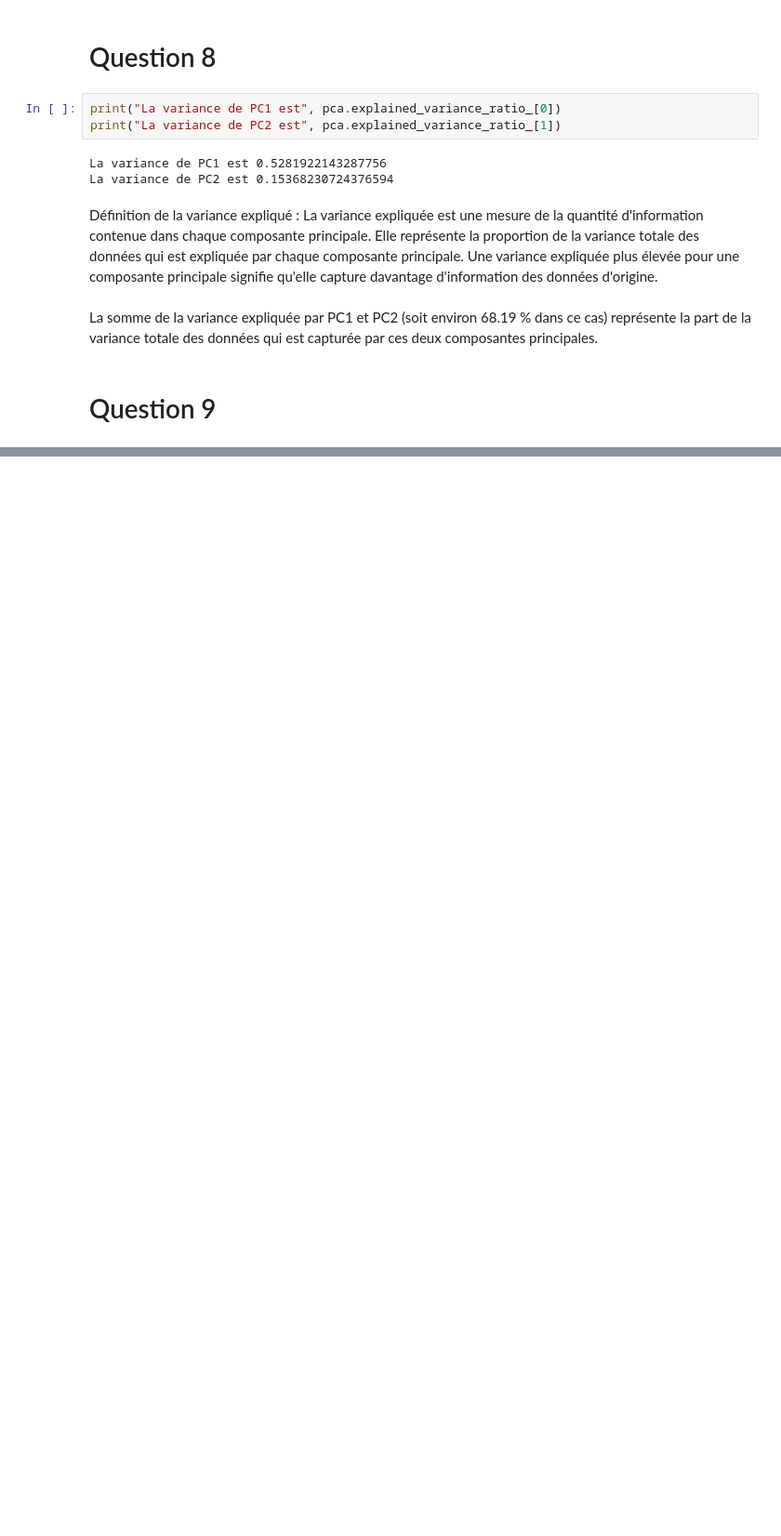
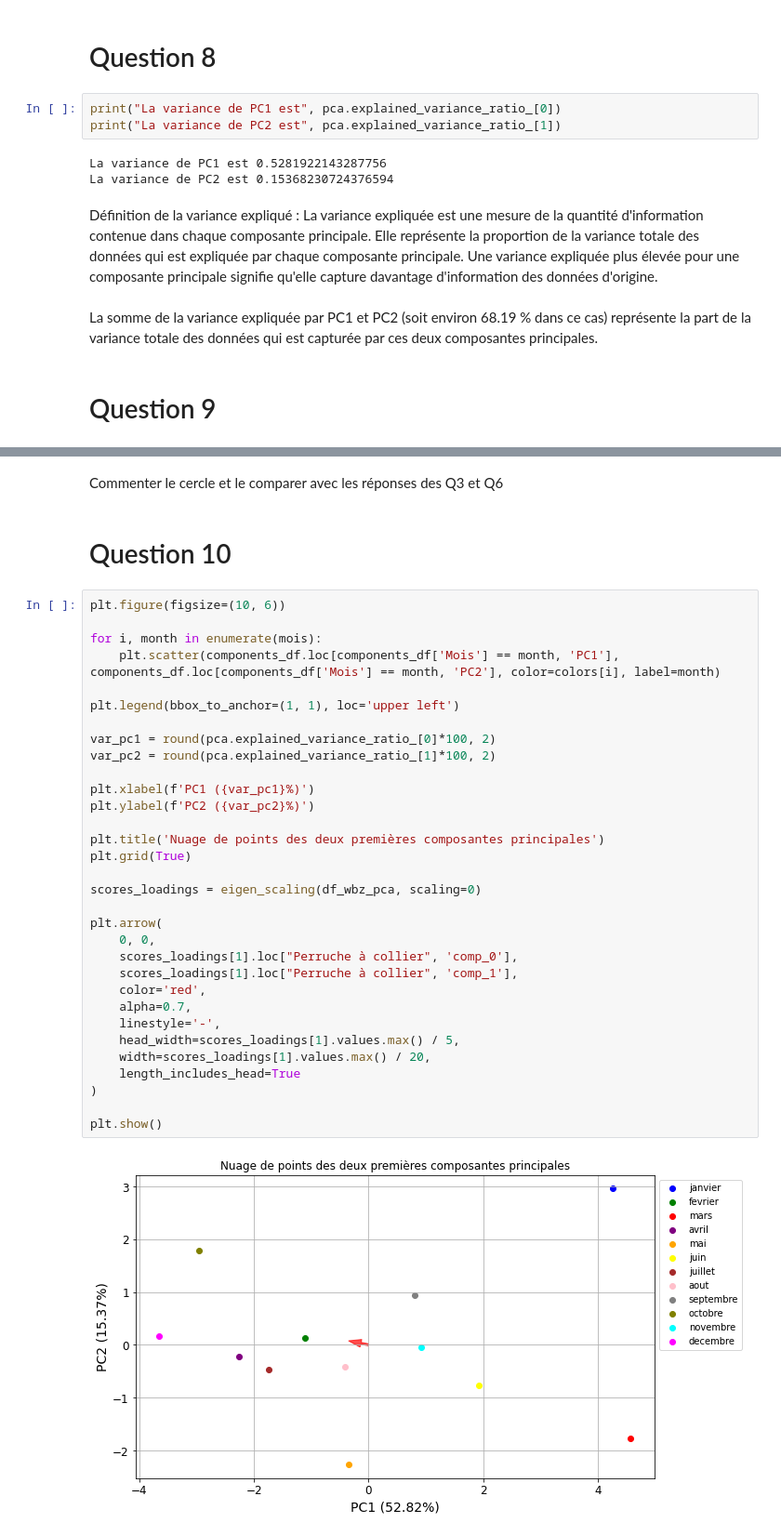
Before and after one commit to Redhoxx/DataScience_Project, a Jupyter notebook: DataScience_Project.ipynb, the cells around one changed output, grey strips where cells are left out. Shown: that part at 93% size. Drawn from its saved outputs; the diff is of its cells as text; blank space fills up the shorter version.

```diff
--- a/DataScience_Project.ipynb
+++ b/DataScience_Project.ipynb
@@ -508,0 +691,38 @@ La somme de la variance expliquée par PC1 et PC2 (soit environ 68.19 % dans ce
+# %% [markdown]
+Commenter le cercle et le comparer avec les réponses des Q3 et Q6
+# %% [markdown]
+# Question 10
+# %%
+plt.figure(figsize=(10, 6))
+
+for i, month in enumerate(mois):
+    plt.scatter(components_df.loc[components_df['Mois'] == month, 'PC1'], components_df.loc[components_df['Mois'] == month, 'PC2'], color=colors[i], label=month)
+
+plt.legend(bbox_to_anchor=(1, 1), loc='upper left')
+
+var_pc1 = round(pca.explained_variance_ratio_[0]*100, 2)
+var_pc2 = round(pca.explained_variance_ratio_[1]*100, 2)
+
+plt.xlabel(f'PC1 ({var_pc1}%)')
+plt.ylabel(f'PC2 ({var_pc2}%)')
+
+plt.title('Nuage de points des deux premières composantes principales')
+plt.grid(True)
+
+scores_loadings = eigen_scaling(df_wbz_pca, scaling=0)
+
+plt.arrow(
+    0, 0,
+    scores_loadings[1].loc["Perruche à collier", 'comp_0'],
+    scores_loadings[1].loc["Perruche à collier", 'comp_1'],
+    color='red',
+    alpha=0.7,
+    linestyle='-',
+    head_width=scores_loadings[1].values.max() / 5,
+    width=scores_loadings[1].values.max() / 20,
+    length_includes_head=True
+)
+
+plt.show()
+# %% [output]
+[figure, added]
```
Also changed, not shown: parts of 16 cells of this notebook, 3 other files.
